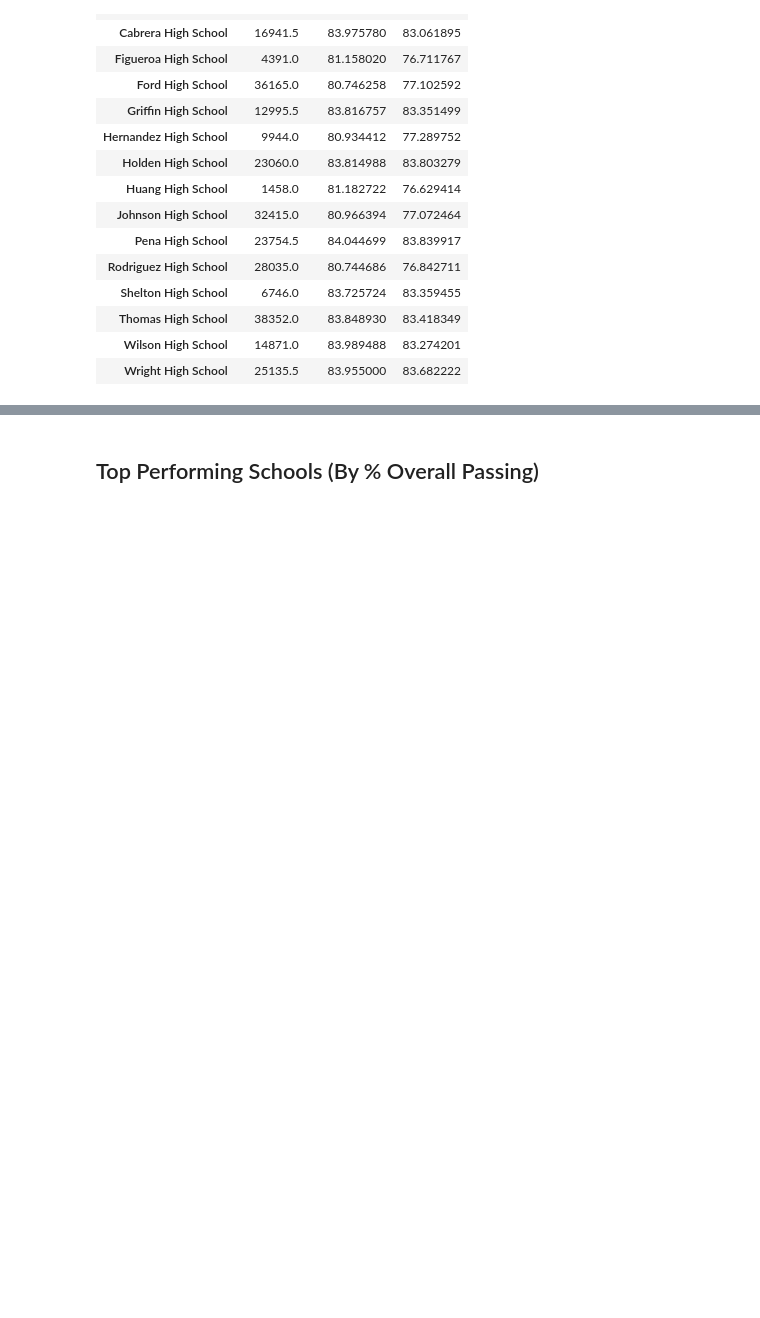
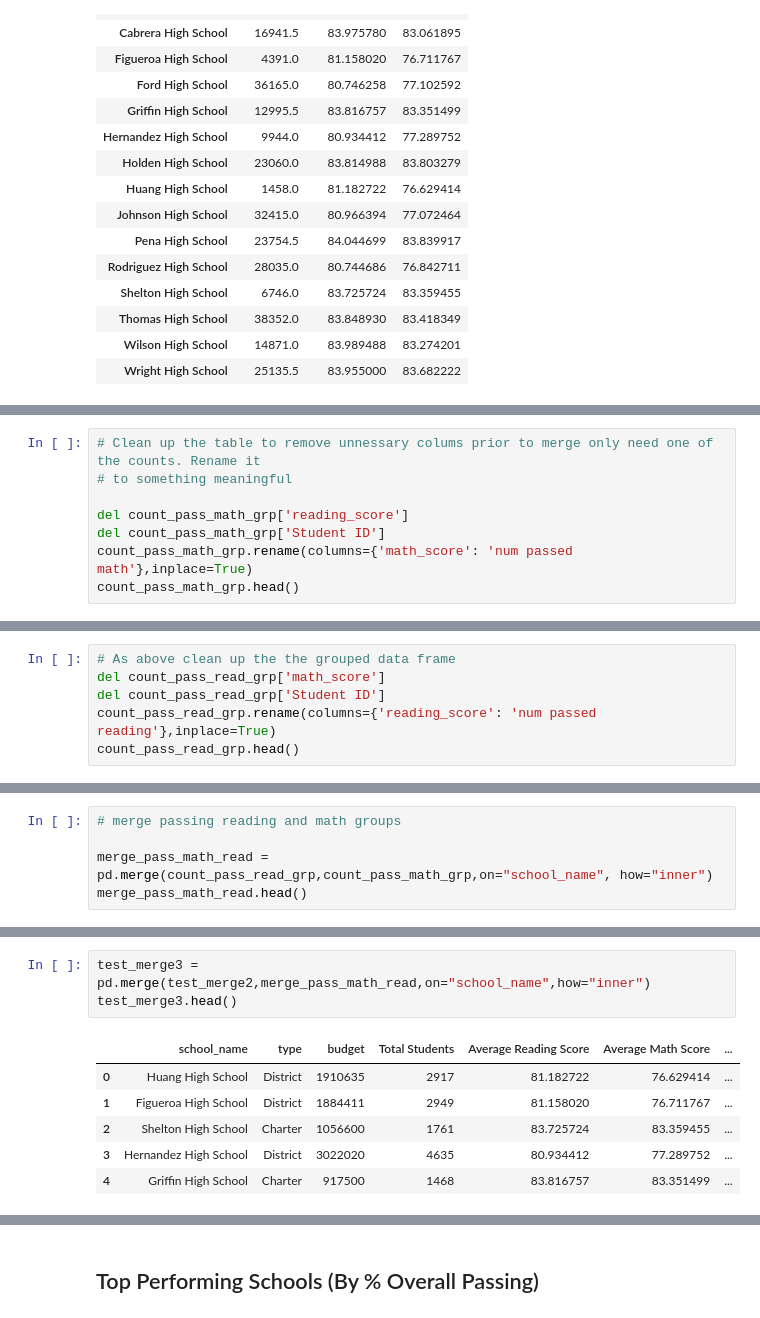
Before and after one commit to mplem8046/pandas-challenge, a Jupyter notebook: PyCitySchools/PyCitySchools_starter-Copy1.ipynb, the cells around one changed output, grey strips where cells are left out. Drawn from its saved outputs; the diff is of its cells as text; blank space fills up the shorter version.

```diff
--- a/PyCitySchools/PyCitySchools_starter-Copy1.ipynb
+++ b/PyCitySchools/PyCitySchools_starter-Copy1.ipynb
@@ -312,0 +349,8 @@ mean_math_read_grp
+# %%
+# Clean up the table to remove unnessary colums prior to merge only need one of the counts. Rename it
+# to something meaningful
+
+del count_pass_math_grp['reading_score']
+del count_pass_math_grp['Student ID']
+count_pass_math_grp.rename(columns={'math_score': 'num passed math'},inplace=True)
+count_pass_math_grp.head()
@@ -312,0 +377,6 @@ mean_math_read_grp
+# %%
+# As above clean up the the grouped data frame
+del count_pass_read_grp['math_score']
+del count_pass_read_grp['Student ID']
+count_pass_read_grp.rename(columns={'reading_score': 'num passed reading'},inplace=True)
+count_pass_read_grp.head()
@@ -312,0 +451,5 @@ mean_math_read_grp
+# %%
+# merge passing reading and math groups
+
+merge_pass_math_read = pd.merge(count_pass_read_grp,count_pass_math_grp,on="school_name", how="inner")
+merge_pass_math_read.head()
@@ -312,0 +475,10 @@ mean_math_read_grp
+# %%
+test_merge3 = pd.merge(test_merge2,merge_pass_math_read,on="school_name",how="inner")
+test_merge3.head()
+# %% [output]
+|  | school_name | type | budget | Total Students | Average Reading Score | Average Math Score | ... |
+| 0 | Huang High School | District | 1910635 | 2917 | 81.182722 | 76.629414 | ... |
+| 1 | Figueroa High School | District | 1884411 | 2949 | 81.158020 | 76.711767 | ... |
+| 2 | Shelton High School | Charter | 1056600 | 1761 | 83.725724 | 83.359455 | ... |
+| 3 | Hernandez High School | District | 3022020 | 4635 | 80.934412 | 77.289752 | ... |
+| 4 | Griffin High School | Charter | 917500 | 1468 | 83.816757 | 83.351499 | ... |
```
Also changed, not shown: parts of 30 cells of this notebook.
